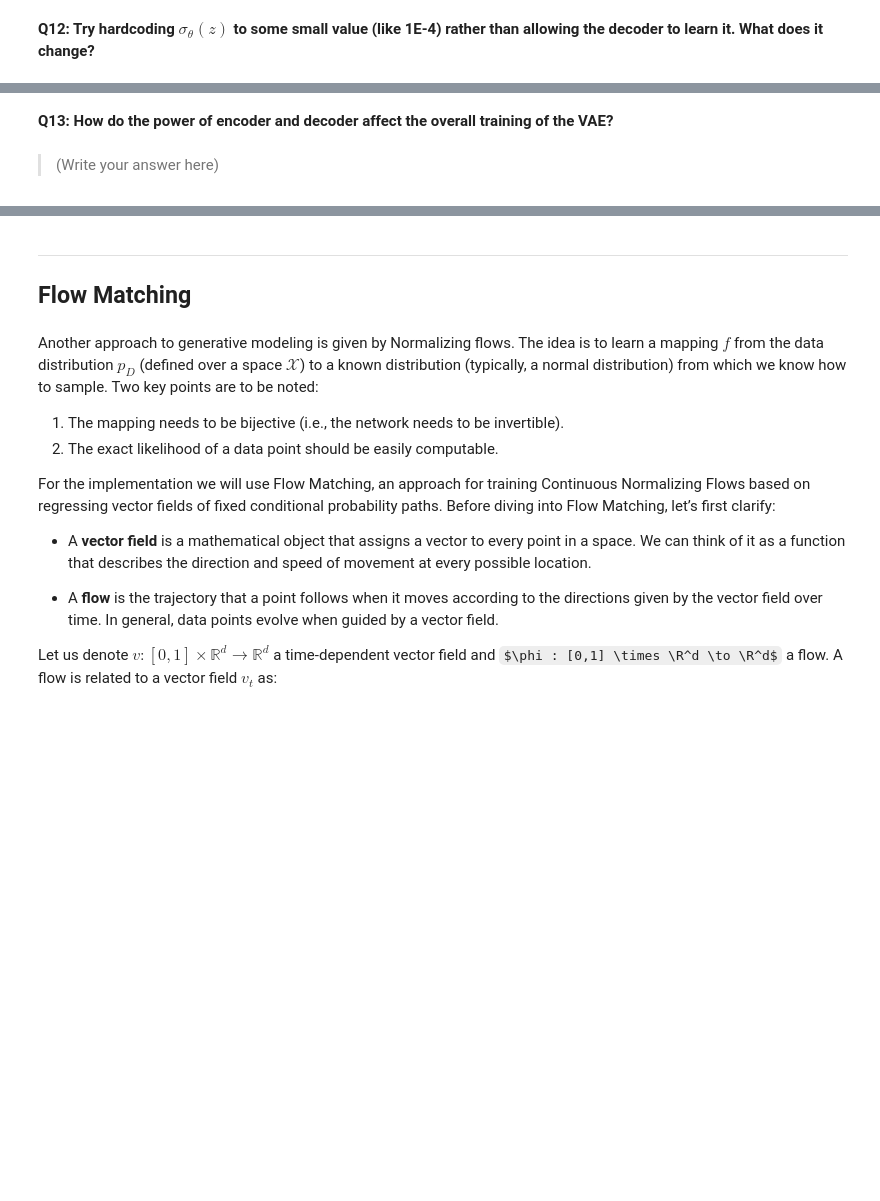
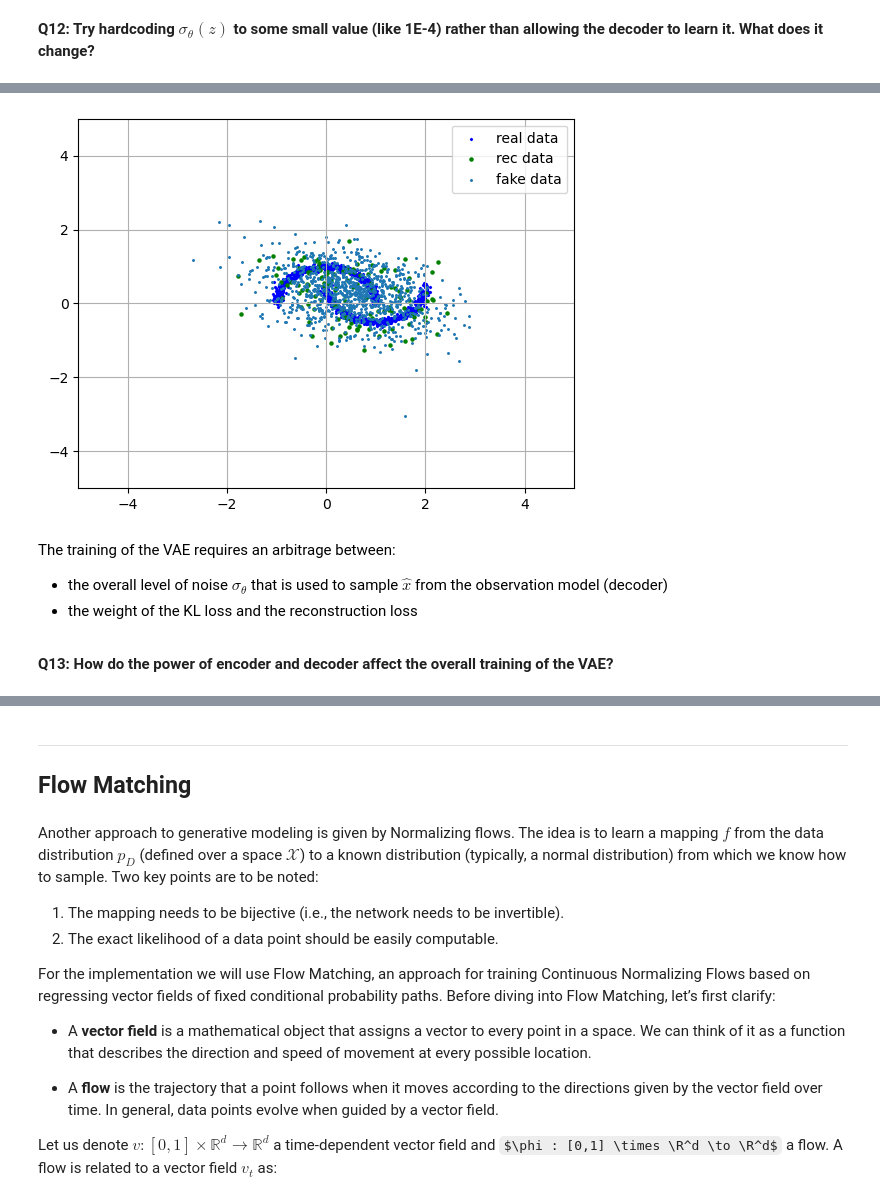
Before and after one commit to BenjaminDeporte/MVA_DLiP_6, a Jupyter notebook: TP6_generative_models.ipynb, the cells around one changed output, grey strips where cells are left out. Cells and saved outputs as stored; diff of their text form; code cells hidden in the pictures; some formulas as TeX source; blank space fills up the shorter version.

```diff
--- a/TP6_generative_models.ipynb
+++ b/TP6_generative_models.ipynb
@@ -706,0 +765,53 @@ for i in range(N_ITER):
+# %%
+from  torch.distributions import multivariate_normal
+
+# Total number of training iterations for the VAE
+N_ITER = 40000
+# Batch size to use
+BATCHLEN = 128
+
+KL_WEIGHT = 1e-6
+PARAM_NOISE = 1e-4
+
+encoder = Encoder()
+optim_enc = torch.optim.Adam(encoder.parameters(), lr=1e-3, betas=(0.5,0.9))
+decoder = Decoder()
+optim_dec = torch.optim.Adam(decoder.parameters(), lr=1e-3, betas=(0.5,0.9))
+
+for i in range(N_ITER):
+    encoder.zero_grad()
+    decoder.zero_grad()
+
+    x = generate_batch(BATCHLEN)
+
+    enc_mu, enc_logvar = encoder(x)
+    #
+    # COMPUTE THE KL PART OF THE LOSS HERE
+    # kl_loss = - 0.5 * torch.sum( 1 + logvar - mean**2 - logvar.exp())
+    loss_kl = KL_WEIGHT * (- 0.5 * torch.sum( 1 + enc_logvar - enc_mu**2 - enc_logvar.exp()))
+    #
+
+    #
+    # SAMPLE z FROM q(z|x) HERE
+    #
+    # reparametrize trick
+    epsilon = torch.randn_like(enc_mu)
+    z = enc_mu + torch.exp(0.5 * enc_logvar) * epsilon
+
+    # decode z
+    dec_mu, dec_logvar = decoder(z)
+    # hardcoding noise
+    x_hat = dec_mu + PARAM_NOISE * torch.randn_like(dec_mu) * torch.exp(0.5*dec_logvar)
+    #
+    # COMPUTE THE RECONSTRUCTION PART OF THE LOSS HERE
+    loss_rec = torch.mean( torch.sum((x-x_hat)**2, axis=1 ) )
+    #
+
+    (loss_kl + loss_rec).backward()
+    optim_enc.step()
+    optim_dec.step()
+    if (i+1)%5000 == 0:
+        print(f"step {i+1} / {N_ITER} -- Total loss = {float(loss_kl+loss_rec):.4e} -- KL: {float(loss_kl):.4e} -- rec: {float(loss_rec):.4e}")
+
+display_results()
+# %% [output]
@@ -707,4 +826,21 @@ for i in range(N_ITER):
+[figure, added]
+# %% [markdown]
+<style>
+    .cyan {
+        background-color: #33f6ff;
+    }
+
+</style>
+
+<span style="color:black">
+
+<div class="cyan">
+
+The training of the VAE requires an arbitrage between:
+* the overall level of noise $\sigma_{\theta}$ that is used to sample $\hat{x}$ from the observation model (decoder)
+* the weight of the KL loss and the reconstruction loss
+
+</div>
+</span>
 # %% [markdown]
 **Q13: How do the power of encoder and decoder affect the overall training of the VAE?**
-# %% [markdown]
-> (Write your answer here)
```
Also changed, not shown: parts of 15 cells of this notebook.
